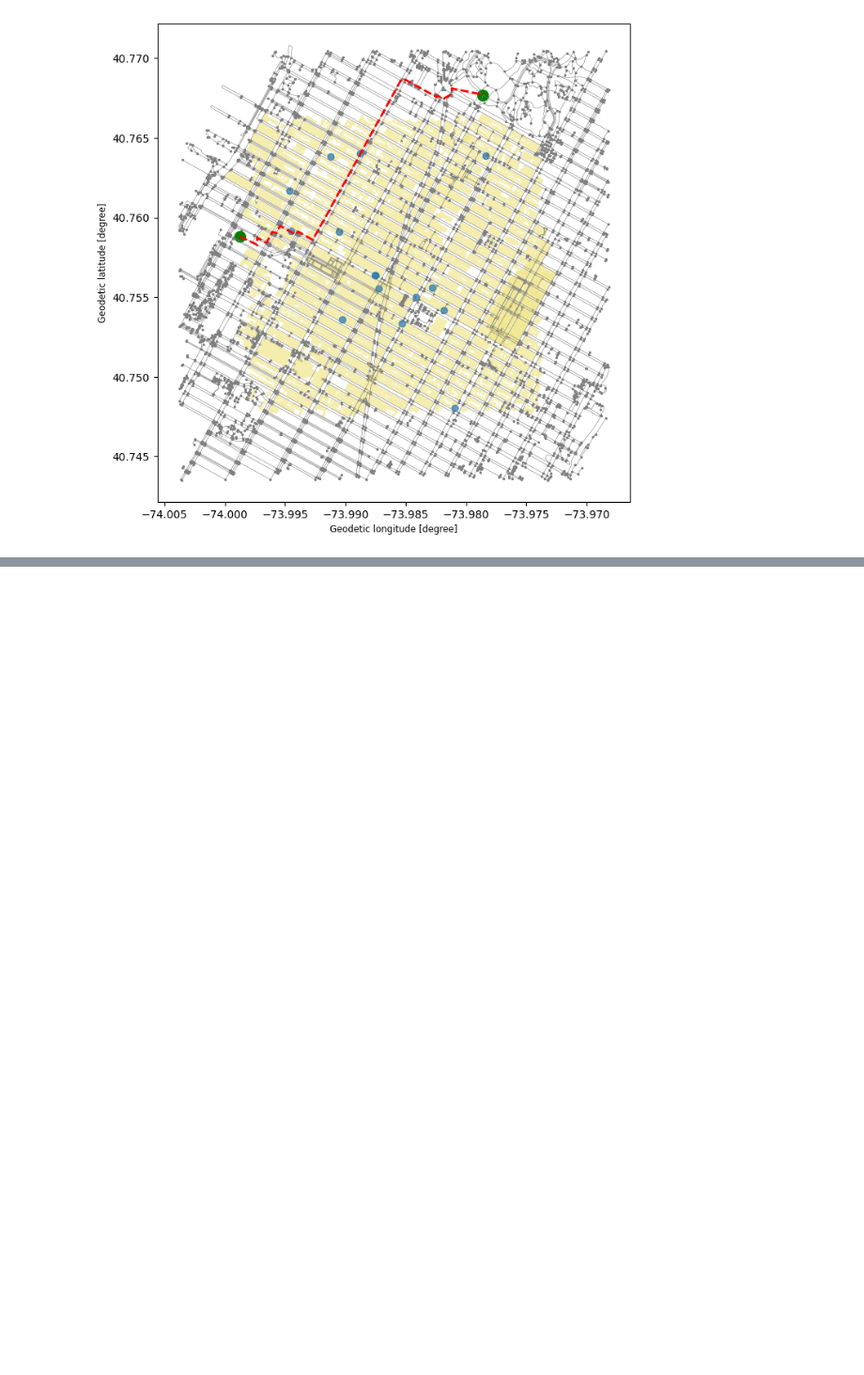
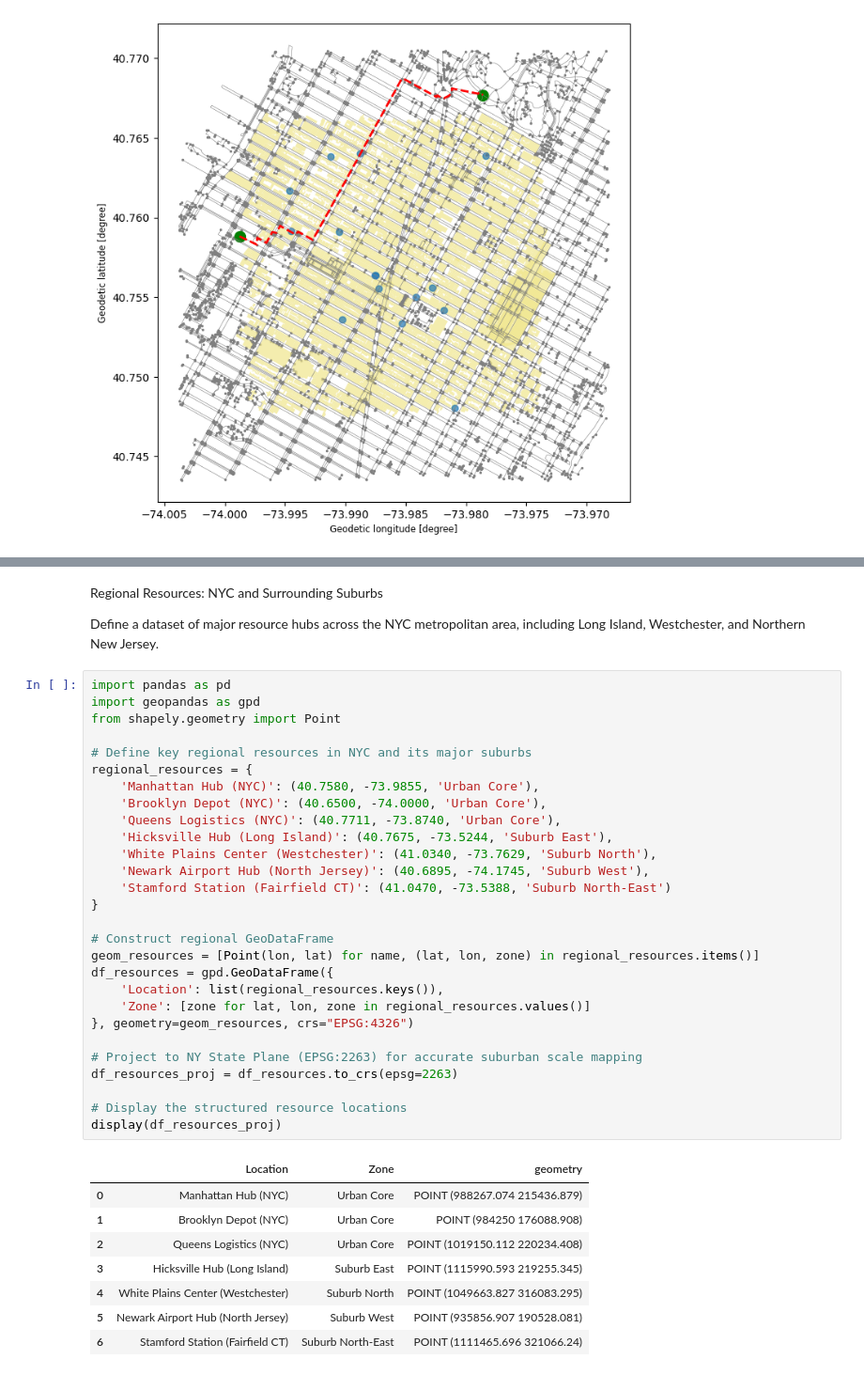
Before and after one commit to pashukalma/opt_algorithms, a Jupyter notebook: geospatial_data.ipynb, the cells around one changed output, grey strips where cells are left out. Shown at 94% size. Cells and saved outputs as stored; diff of their text form; blank space fills up the shorter version.

```diff
--- a/geospatial_data.ipynb
+++ b/geospatial_data.ipynb
@@ -198,0 +302,41 @@ ax = od_nodes.plot(ax=ax, markersize=100, color='green')
+# %% [markdown]
+Regional Resources: NYC and Surrounding Suburbs
+
+Define a dataset of major resource hubs across the NYC metropolitan area, including Long Island, Westchester, and Northern New Jersey.
+# %%
+import pandas as pd
+import geopandas as gpd
+from shapely.geometry import Point
+
+# Define key regional resources in NYC and its major suburbs
+regional_resources = {
+    'Manhattan Hub (NYC)': (40.7580, -73.9855, 'Urban Core'),
+    'Brooklyn Depot (NYC)': (40.6500, -74.0000, 'Urban Core'),
+    'Queens Logistics (NYC)': (40.7711, -73.8740, 'Urban Core'),
+    'Hicksville Hub (Long Island)': (40.7675, -73.5244, 'Suburb East'),
+    'White Plains Center (Westchester)': (41.0340, -73.7629, 'Suburb North'),
+    'Newark Airport Hub (North Jersey)': (40.6895, -74.1745, 'Suburb West'),
+    'Stamford Station (Fairfield CT)': (41.0470, -73.5388, 'Suburb North-East')
+}
+
+# Construct regional GeoDataFrame
+geom_resources = [Point(lon, lat) for name, (lat, lon, zone) in regional_resources.items()]
+df_resources = gpd.GeoDataFrame({
+    'Location': list(regional_resources.keys()),
+    'Zone': [zone for lat, lon, zone in regional_resources.values()]
+}, geometry=geom_resources, crs="EPSG:4326")
+
+# Project to NY State Plane (EPSG:2263) for accurate suburban scale mapping
+df_resources_proj = df_resources.to_crs(epsg=2263)
+
+# Display the structured resource locations
+display(df_resources_proj)
+# %% [output]
+|  | Location | Zone | geometry |
+| 0 | Manhattan Hub (NYC) | Urban Core | POINT (988267.074 215436.879) |
+| 1 | Brooklyn Depot (NYC) | Urban Core | POINT (984250 176088.908) |
+| 2 | Queens Logistics (NYC) | Urban Core | POINT (1019150.112 220234.408) |
+| 3 | Hicksville Hub (Long Island) | Suburb East | POINT (1115990.593 219255.345) |
+| 4 | White Plains Center (Westchester) | Suburb North | POINT (1049663.827 316083.295) |
+| 5 | Newark Airport Hub (North Jersey) | Suburb West | POINT (935856.907 190528.081) |
+| 6 | Stamford Station (Fairfield CT) | Suburb North-East | POINT (1111465.696 321066.24) |
```
Also changed, not shown: parts of 16 cells of this notebook, 3 other files.
